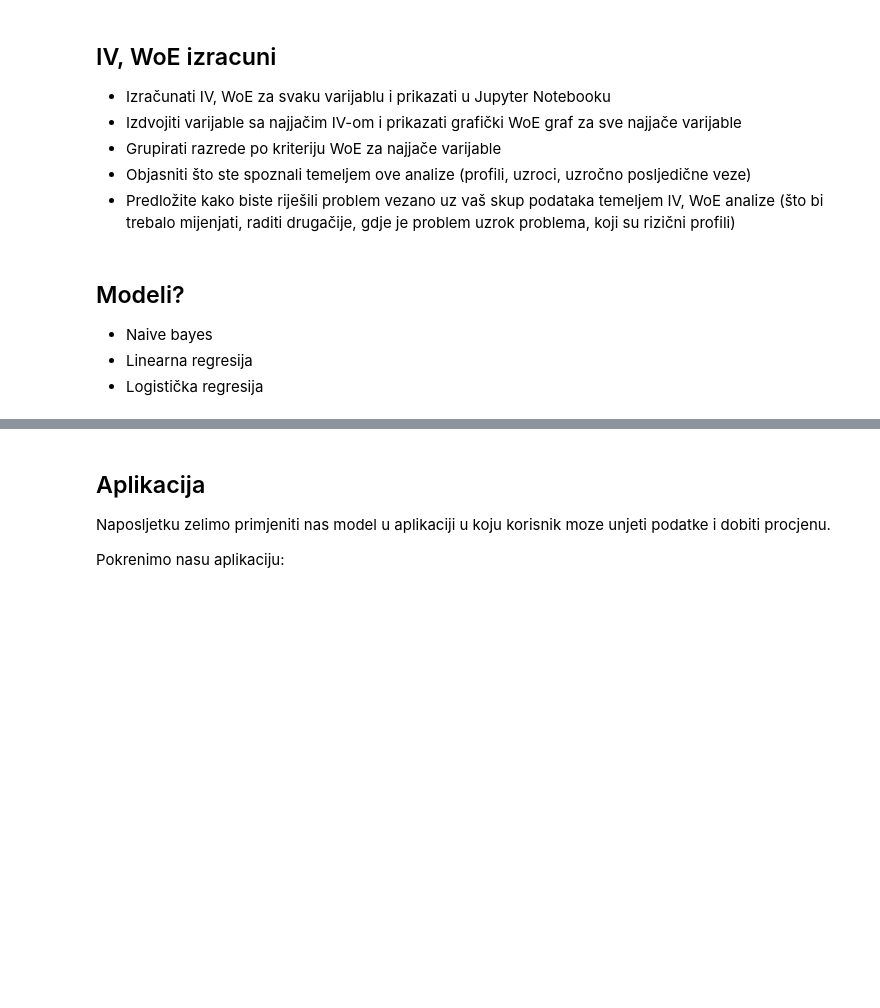
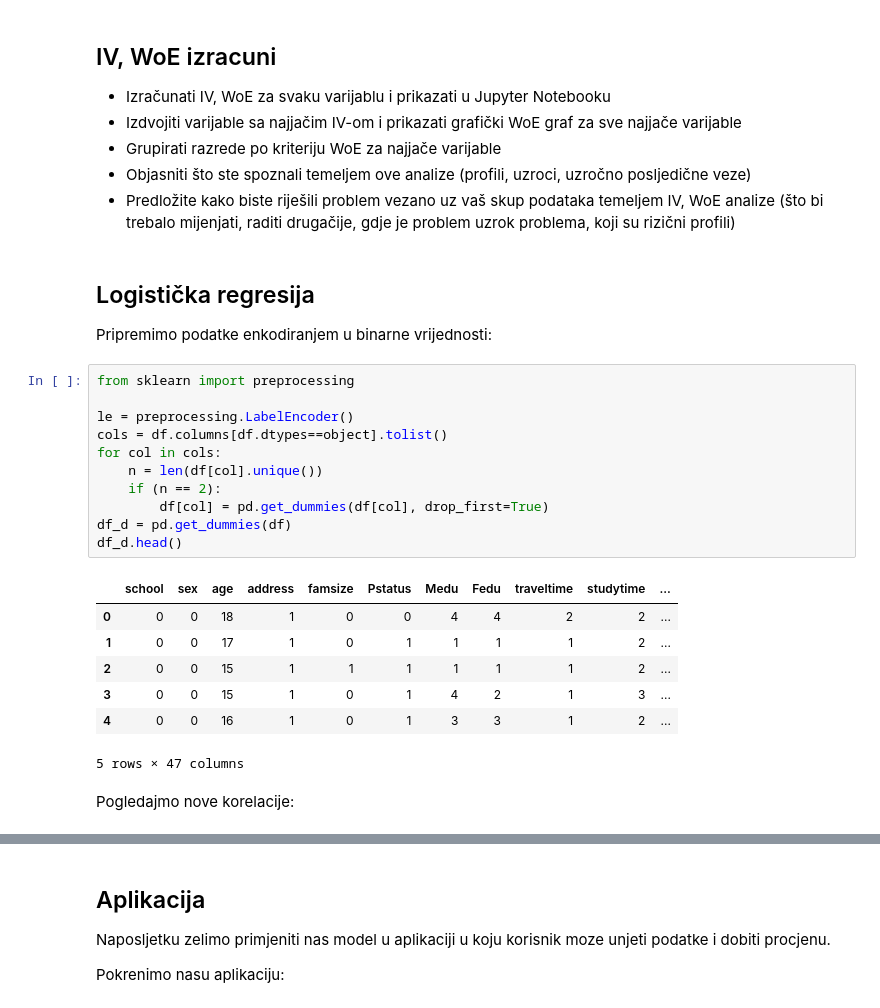
Before and after one commit to frainfreeze/studying, a Jupyter notebook: university/12032-DecisionMakingSuportSystems/project/project.ipynb, the cells around one changed output, grey strips where cells are left out. Drawn from its saved outputs; the diff is of its cells as text; blank space fills up the shorter version.

Commit message:
logisticka regresija

```diff
--- a/university/12032-DecisionMakingSuportSystems/project/project.ipynb
+++ b/university/12032-DecisionMakingSuportSystems/project/project.ipynb
@@ -303,8 +301,29 @@ imaju nesto visu zavrsnu ocjenu.
 - Grupirati razrede po kriteriju WoE za najjače varijable
 - Objasniti što ste spoznali temeljem ove analize (profili, uzroci, uzročno posljedične veze)
 - Predložite kako biste riješili problem vezano uz vaš skup podataka temeljem  IV, WoE analize (što bi trebalo mijenjati, raditi drugačije, gdje je problem uzrok problema, koji su rizični profili)
-# %% [markdown]
-## Modeli?
-- Naive bayes
-- Linearna regresija
-- Logistička regresija
+# %% [markdown]
+## Logistička regresija
+
+
+Pripremimo podatke enkodiranjem u binarne vrijednosti:
+# %%
+from sklearn import preprocessing
+
+le = preprocessing.LabelEncoder()
+cols = df.columns[df.dtypes==object].tolist()
+for col in cols:
+    n = len(df[col].unique())
+    if (n == 2):
+        df[col] = pd.get_dummies(df[col], drop_first=True)
+df_d = pd.get_dummies(df)
+df_d.head()
+# %% [output]
+|  | school | sex | age | address | famsize | Pstatus | Medu | Fedu | traveltime | studytime | ... |
+| 0 | 0 | 0 | 18 | 1 | 0 | 0 | 4 | 4 | 2 | 2 | ... |
+| 1 | 0 | 0 | 17 | 1 | 0 | 1 | 1 | 1 | 1 | 2 | ... |
+| 2 | 0 | 0 | 15 | 1 | 1 | 1 | 1 | 1 | 1 | 2 | ... |
+| 3 | 0 | 0 | 15 | 1 | 0 | 1 | 4 | 2 | 1 | 3 | ... |
+| 4 | 0 | 0 | 16 | 1 | 0 | 1 | 3 | 3 | 1 | 2 | ... |
+5 rows × 47 columns
+# %% [markdown]
+Pogledajmo nove korelacije:
```
Also changed, not shown: parts of 23 cells of this notebook, 1 other file.
